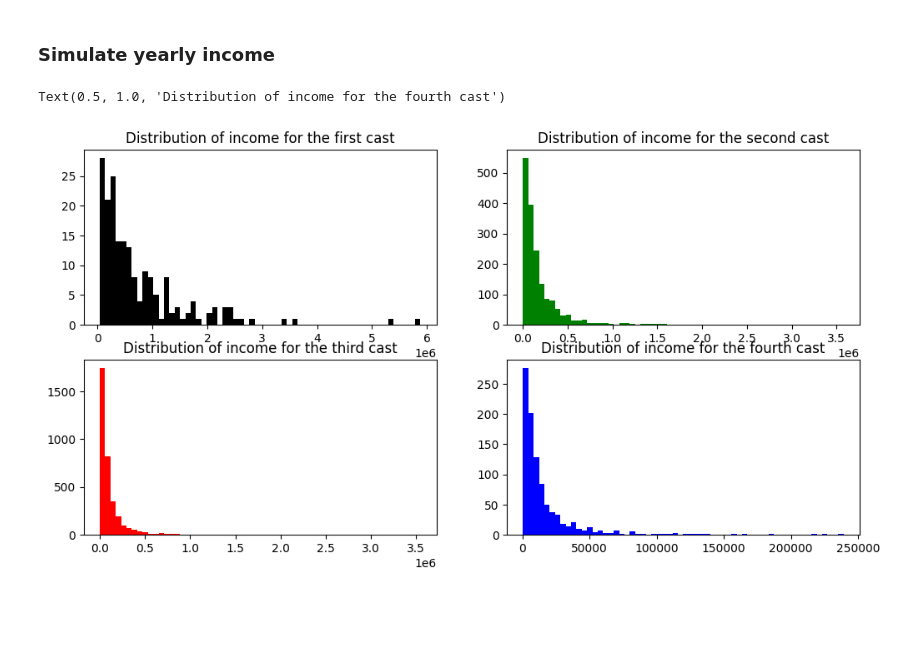
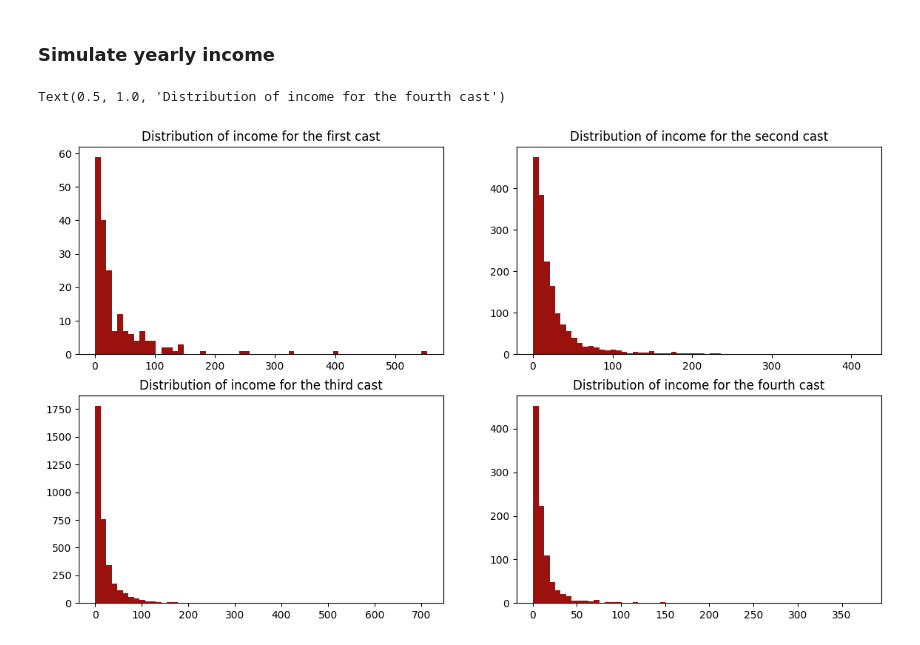
Before and after one commit to brownepres/world_building, a Jupyter notebook: simulations/simulate_population_helper.ipynb, the cells around one changed output. Cells and saved outputs as stored; diff of their text form; code cells hidden in the pictures; blank space fills up the shorter version.

Commit message:
createt plots

```diff
--- a/simulations/simulate_population_helper.ipynb
+++ b/simulations/simulate_population_helper.ipynb
@@ -8,6 +8,8 @@ import matplotlib.pyplot as plt
 import seaborn as sns
 from population_meta_data import Constants
 from simulate_population import PopulationSampleGenerator
+
+colors = ["#A42820", "#5F5647", "#9B110E", "#3F5151", "#4E2A1E", "#550307", "#0C1707"]
 # %%
 #population class for generating population samples (individuals)
 CONSTANTS = Constants.CONSTANTS
@@ -114,33 +114,33 @@ plt.hist(samples, bins=50)
 # %%
 #simulate 4th cast age and income
 sim1 = PopulationSampleGenerator('1st')
 sim2 = PopulationSampleGenerator('2nd')
 sim3 = PopulationSampleGenerator('3rd')
 sim4 = PopulationSampleGenerator('4th')
 
 
 df1 = sim1.simulateIncome()
 df2 = sim2.simulateIncome()
 df3 = sim3.simulateIncome()
 df4 = sim4.simulateIncome()
 
-income1 = df1['income'].to_list()
-income2 = df2['income'].to_list()
-income3 = df3['income'].to_list()
-income4 = df4['income'].to_list()
+income1 = (df1['income']/1000).to_list()
+income2 = (df2['income']/1000).to_list()
+income3 = (df3['income']/1000).to_list()
+income4 = (df4['income']/1000).to_list()
 
-figure, ax = plt.subplots(2, 2, figsize=(12, 6))
-ax[0, 0].hist(income1, bins=60, color='black')
+figure, ax = plt.subplots(2, 2, figsize=(14, 8))
+ax[0, 0].hist(income1, bins=60, color=colors[2])
 ax[0, 0].set_title('Distribution of income for the first cast')
 
-ax[0, 1].hist(income2, bins=60, color='green')
+ax[0, 1].hist(income2, bins=60, color=colors[2])
 ax[0, 1].set_title('Distribution of income for the second cast')
 
-ax[1, 0].hist(income3, bins=60, color='red')
+ax[1, 0].hist(income3, bins=60, color=colors[2])
 ax[1, 0].set_title('Distribution of income for the third cast')
 
-ax[1, 1].hist(income4, bins=60, color='blue')
+ax[1, 1].hist(income4, bins=60, color=colors[2])
 ax[1, 1].set_title('Distribution of income for the fourth cast')
 # %% [output]
 Text(0.5, 1.0, 'Distribution of income for the fourth cast')
-[figure, old version]
+[figure, new version]
```
Also changed, not shown: parts of 3 cells of this notebook, 2 other files.
